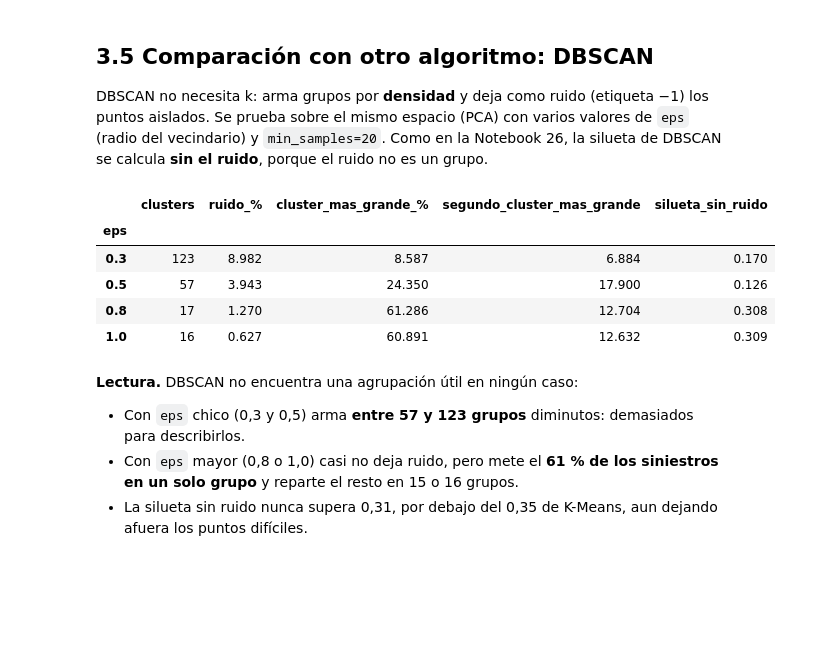
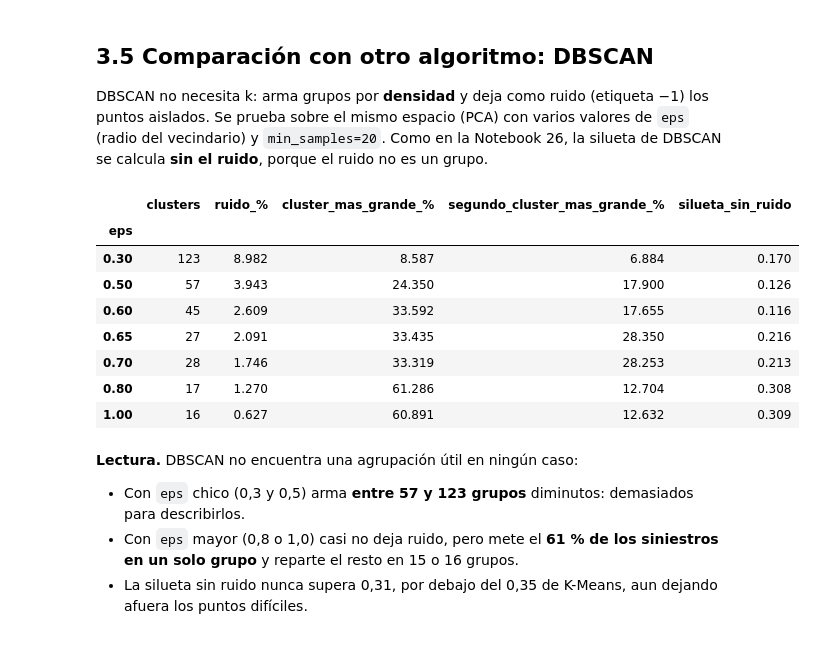
Before and after one commit to santiagonicolasruiz/santi_trabajo_data_science, a Jupyter notebook: 03_clustering_siniestros.ipynb, the cells around one changed output. Drawn from its saved outputs; the diff is of its cells as text; code cells hidden in the pictures; blank space fills up the shorter version.

```diff
--- a/03_clustering_siniestros.ipynb
+++ b/03_clustering_siniestros.ipynb
@@ -474,27 +474,30 @@ Ningún grupo está mal armado: los negativos se concentran en el borde del grup
 DBSCAN no necesita k: arma grupos por **densidad** y deja como ruido (etiqueta −1) los puntos aislados. Se prueba sobre el mismo espacio (PCA) con varios valores de `eps` (radio del vecindario) y `min_samples=20`. Como en la Notebook 26, la silueta de DBSCAN se calcula **sin el ruido**, porque el ruido no es un grupo.
 # %%
 resultados_dbscan = []
-for eps in [0.3, 0.5, 0.8, 1.0]:
+for eps in [0.3, 0.5, 0.6,0.65,0.7, 0.8, 1.0]:
     etiquetas_db = DBSCAN(eps=eps, min_samples=20).fit_predict(X_pca)
     sin_ruido = etiquetas_db != -1
     tamanios = pd.Series(etiquetas_db[sin_ruido]).value_counts(normalize=True)
     resultados_dbscan.append({
         "eps": eps,
         "clusters": tamanios.size,
         "ruido_%": (~sin_ruido).mean() * 100,
         "cluster_mas_grande_%": tamanios.max() * 100,
         "segundo_cluster_mas_grande_%": tamanios.nlargest(2).iloc[-1] * 100,
         "silueta_sin_ruido": silhouette_score(X_pca[sin_ruido], etiquetas_db[sin_ruido],
                                               sample_size=10000, random_state=42)})
 resultados_dbscan = pd.DataFrame(resultados_dbscan).set_index("eps")
 resultados_dbscan.round(3)
 # %% [output]
-|  | clusters | ruido_% | cluster_mas_grande_% | segundo_cluster_mas_grande | silueta_sin_ruido |
+|  | clusters | ruido_% | cluster_mas_grande_% | segundo_cluster_mas_grande_% | silueta_sin_ruido |
 | eps |  |  |  |  |  |
-| 0.3 | 123 | 8.982 | 8.587 | 6.884 | 0.170 |
-| 0.5 | 57 | 3.943 | 24.350 | 17.900 | 0.126 |
-| 0.8 | 17 | 1.270 | 61.286 | 12.704 | 0.308 |
-| 1.0 | 16 | 0.627 | 60.891 | 12.632 | 0.309 |
+| 0.30 | 123 | 8.982 | 8.587 | 6.884 | 0.170 |
+| 0.50 | 57 | 3.943 | 24.350 | 17.900 | 0.126 |
+| 0.60 | 45 | 2.609 | 33.592 | 17.655 | 0.116 |
+| 0.65 | 27 | 2.091 | 33.435 | 28.350 | 0.216 |
+| 0.70 | 28 | 1.746 | 33.319 | 28.253 | 0.213 |
+| 0.80 | 17 | 1.270 | 61.286 | 12.704 | 0.308 |
+| 1.00 | 16 | 0.627 | 60.891 | 12.632 | 0.309 |
 # %% [markdown]
 **Lectura.** DBSCAN no encuentra una agrupación útil en ningún caso:
 
```
Also changed, not shown: 24 other files.
